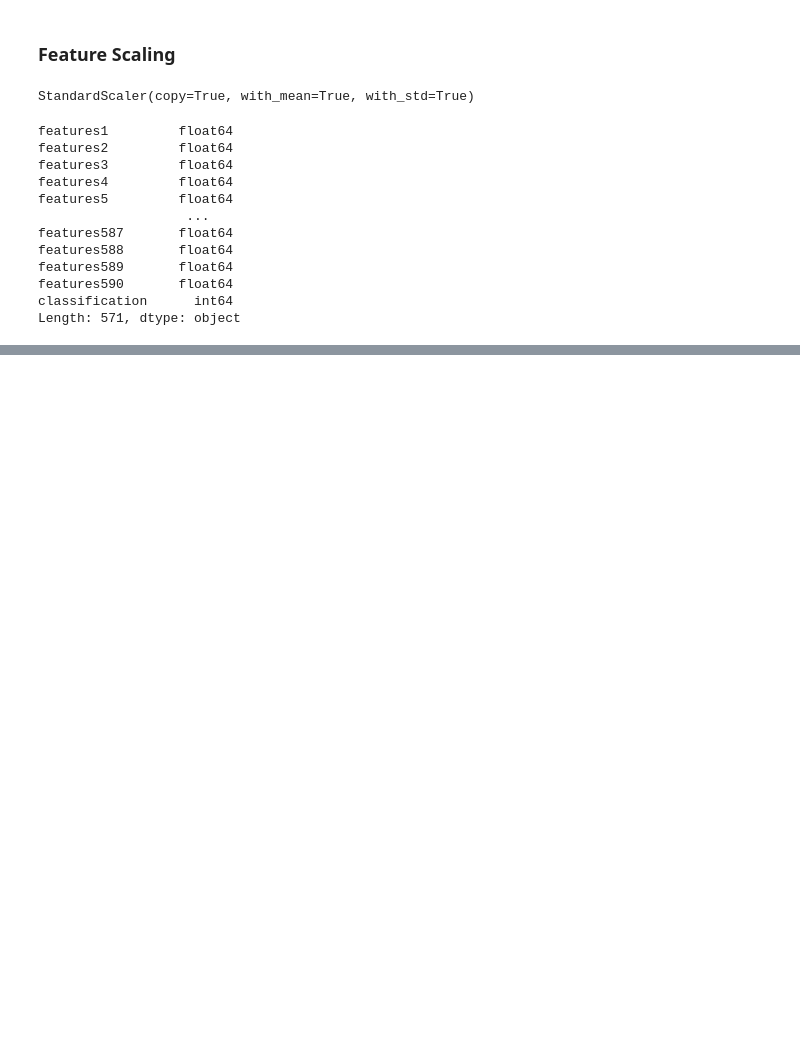
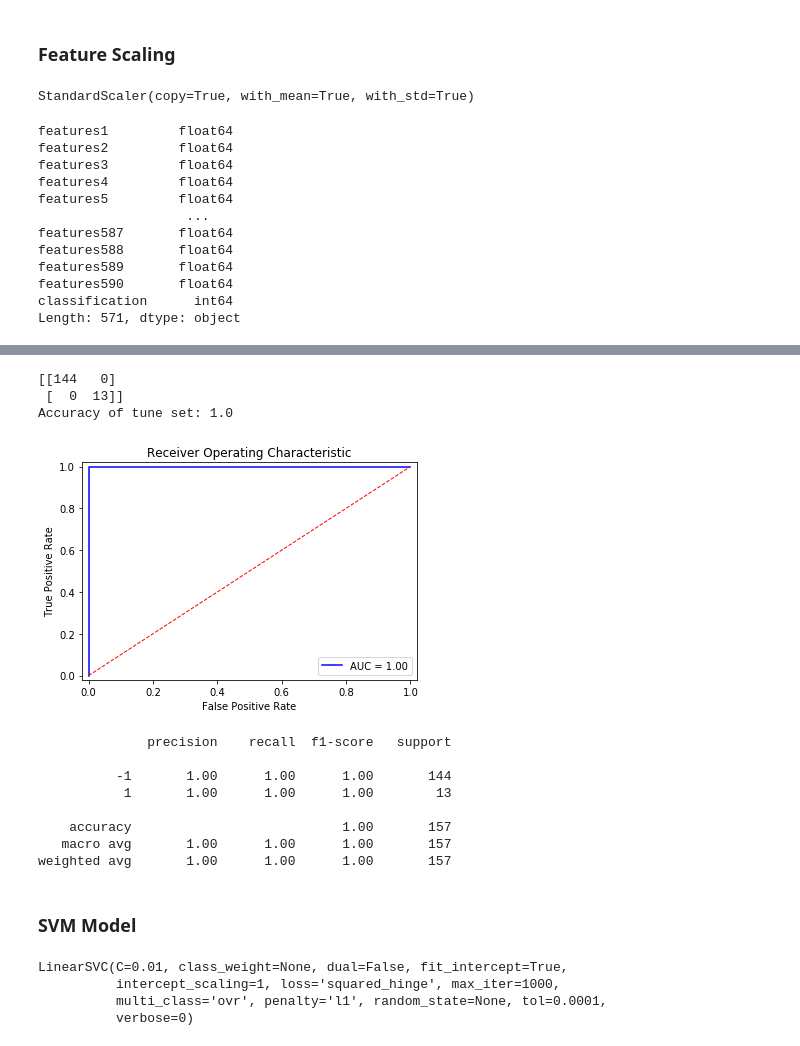
Before and after one commit to PriyaVj-UW/DS-Playground, a Jupyter notebook: SECOM Manufacturing.ipynb, the cells around one changed output, grey strips where cells are left out. Drawn from its saved outputs; the diff is of its cells as text; code cells hidden in the pictures; blank space fills up the shorter version.

```diff
--- a/SECOM Manufacturing.ipynb
+++ b/SECOM Manufacturing.ipynb
@@ -231,9 +237,9 @@ features590       float64
 classification      int64
 Length: 571, dtype: object
 # %%
-y_train = secom_merged_train['classification']
-y_tune = secom_merged_tune['classification']
-y_test = secom_merged_test['classification']
+y_train = secom_merged_train['classification'].to_numpy()
+y_tune = secom_merged_tune['classification'].to_numpy()
+y_test = secom_merged_test['classification'].to_numpy()
 # %%
 secom_merged_train = secom_merged_train.drop(['classification'],axis = 1)
 secom_merged_tune = secom_merged_tune.drop(['classification'],axis = 1)
@@ -246,0 +361,25 @@ feature_names = secom_merged_train.columns
+# %%
+metrics(Logistic_Regression,x_tune,y_tune)
+# %% [output]
+[[144   0]
+ [  0  13]]
+Accuracy of tune set: 1.0
+[figure, added]
+              precision    recall  f1-score   support
+
+          -1       1.00      1.00      1.00       144
+           1       1.00      1.00      1.00        13
+
+    accuracy                           1.00       157
+   macro avg       1.00      1.00      1.00       157
+weighted avg       1.00      1.00      1.00       157
+# %% [markdown]
+### SVM Model
+# %%
+lsvc_lasso = LinearSVC(C=0.01,penalty="l1",dual = False)
+lsvc_lasso.fit(x_tune,y_tune)
+# %% [output]
+LinearSVC(C=0.01, class_weight=None, dual=False, fit_intercept=True,
+          intercept_scaling=1, loss='squared_hinge', max_iter=1000,
+          multi_class='ovr', penalty='l1', random_state=None, tol=0.0001,
+          verbose=0)
```
Also changed, not shown: parts of 16 cells of this notebook.
